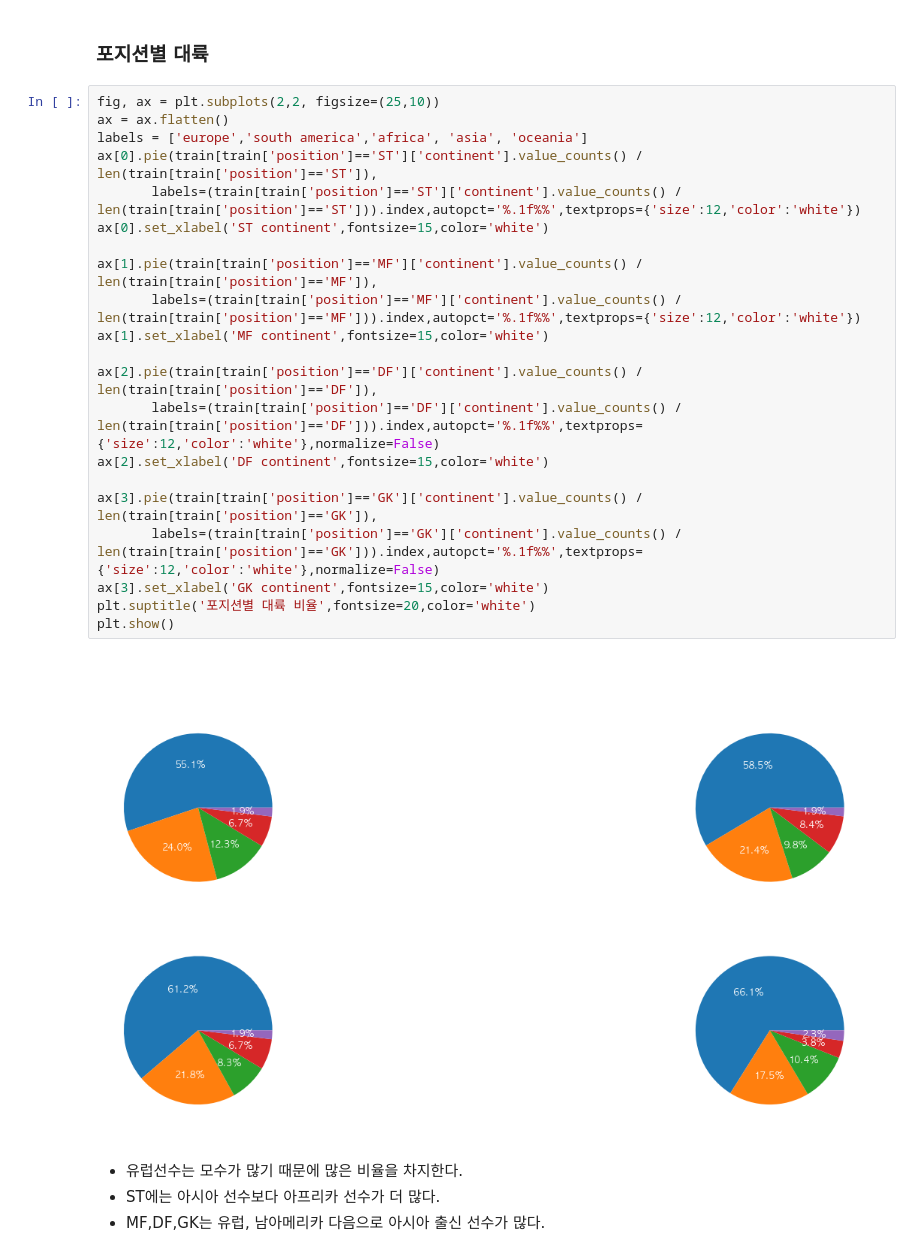
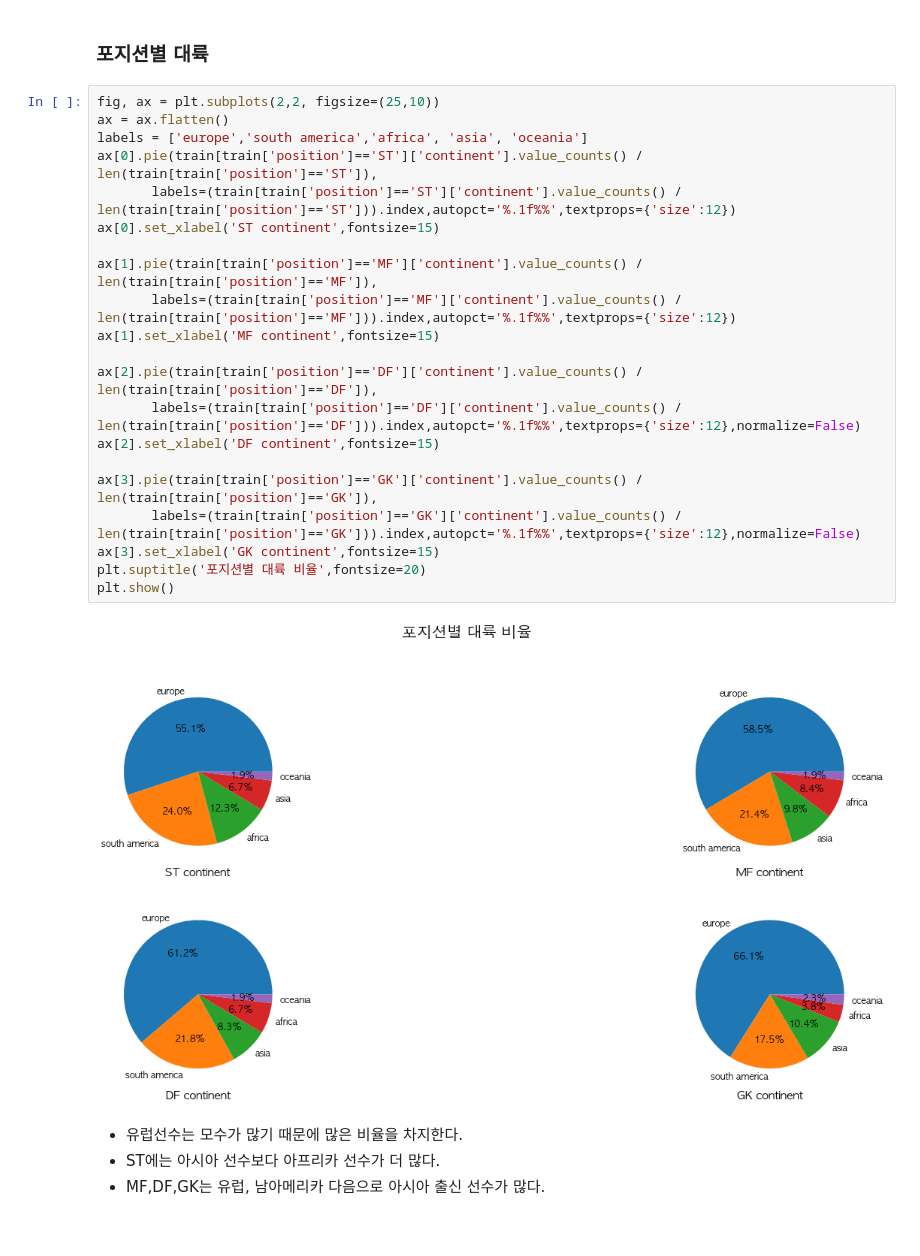
Before and after one commit to lee-jong-gu/DACON-fifa-value, a Jupyter notebook: EDA.ipynb, the cells around one changed output. Cells and saved outputs as stored; diff of their text form.

```diff
--- a/EDA.ipynb
+++ b/EDA.ipynb
@@ -907,26 +907,26 @@ Residual        8930.0  3.046790e+17  3.411859e+13       NaN       NaN
 # %%
 fig, ax = plt.subplots(2,2, figsize=(25,10))
 ax = ax.flatten()
 labels = ['europe','south america','africa', 'asia', 'oceania']
 ax[0].pie(train[train['position']=='ST']['continent'].value_counts() / len(train[train['position']=='ST']),
-       labels=(train[train['position']=='ST']['continent'].value_counts() / len(train[train['position']=='ST'])).index,autopct='%.1f%%',textprops={'size':12,'color':'white'})
-ax[0].set_xlabel('ST continent',fontsize=15,color='white')
+       labels=(train[train['position']=='ST']['continent'].value_counts() / len(train[train['position']=='ST'])).index,autopct='%.1f%%',textprops={'size':12})
+ax[0].set_xlabel('ST continent',fontsize=15)
 
 ax[1].pie(train[train['position']=='MF']['continent'].value_counts() / len(train[train['position']=='MF']),
-       labels=(train[train['position']=='MF']['continent'].value_counts() / len(train[train['position']=='MF'])).index,autopct='%.1f%%',textprops={'size':12,'color':'white'})
-ax[1].set_xlabel('MF continent',fontsize=15,color='white')
+       labels=(train[train['position']=='MF']['continent'].value_counts() / len(train[train['position']=='MF'])).index,autopct='%.1f%%',textprops={'size':12})
+ax[1].set_xlabel('MF continent',fontsize=15)
 
 ax[2].pie(train[train['position']=='DF']['continent'].value_counts() / len(train[train['position']=='DF']),
-       labels=(train[train['position']=='DF']['continent'].value_counts() / len(train[train['position']=='DF'])).index,autopct='%.1f%%',textprops={'size':12,'color':'white'},normalize=False)
-ax[2].set_xlabel('DF continent',fontsize=15,color='white')
+       labels=(train[train['position']=='DF']['continent'].value_counts() / len(train[train['position']=='DF'])).index,autopct='%.1f%%',textprops={'size':12},normalize=False)
+ax[2].set_xlabel('DF continent',fontsize=15)
 
 ax[3].pie(train[train['position']=='GK']['continent'].value_counts() / len(train[train['position']=='GK']),
-       labels=(train[train['position']=='GK']['continent'].value_counts() / len(train[train['position']=='GK'])).index,autopct='%.1f%%',textprops={'size':12,'color':'white'},normalize=False)
-ax[3].set_xlabel('GK continent',fontsize=15,color='white')
-plt.suptitle('포지션별 대륙 비율',fontsize=20,color='white')
+       labels=(train[train['position']=='GK']['continent'].value_counts() / len(train[train['position']=='GK'])).index,autopct='%.1f%%',textprops={'size':12},normalize=False)
+ax[3].set_xlabel('GK continent',fontsize=15)
+plt.suptitle('포지션별 대륙 비율',fontsize=20)
 plt.show()
 # %% [output]
-[figure, old version]
+[figure, new version]
 # %% [markdown]
 * 유럽선수는 모수가 많기 때문에 많은 비율을 차지한다.
 * ST에는 아시아 선수보다 아프리카 선수가 더 많다.
```
Also changed, not shown: parts of 1 cell of this notebook.
